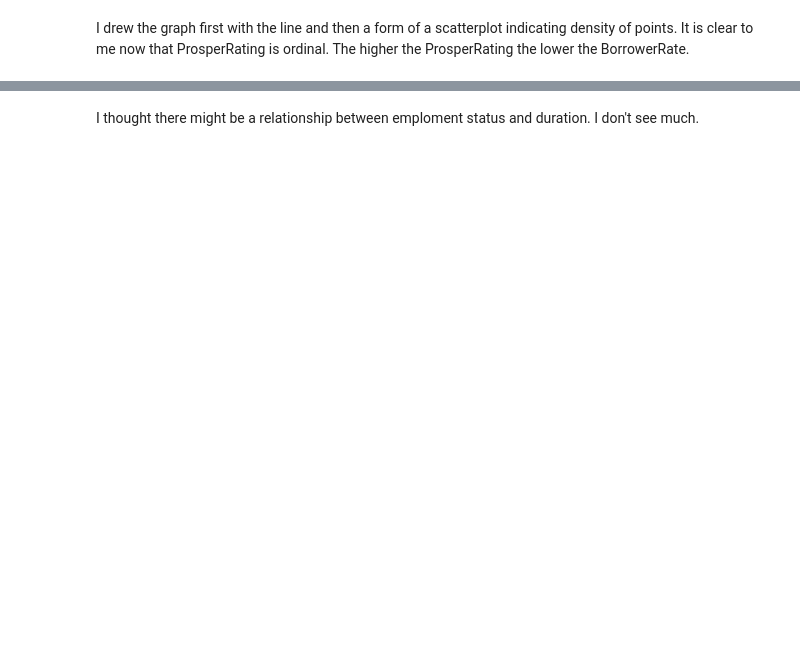
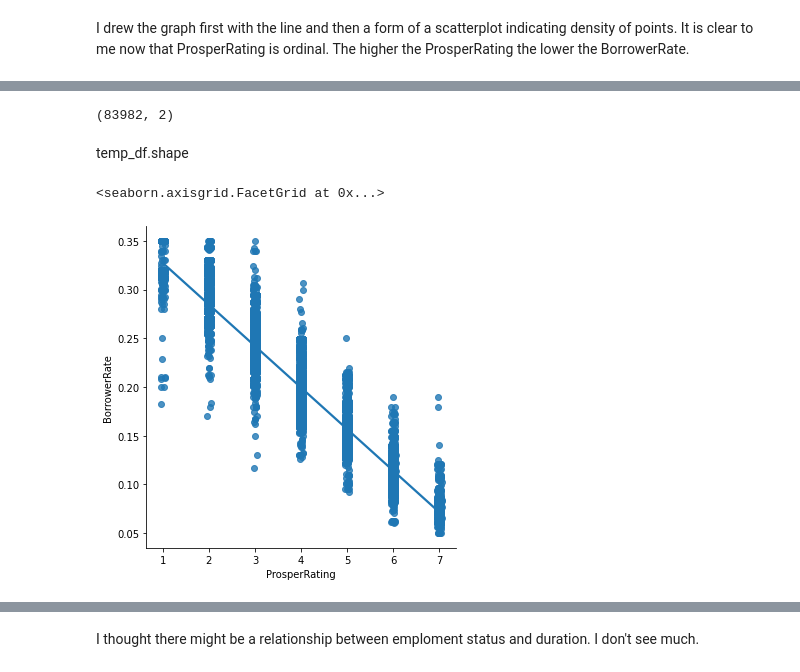
Before and after one commit to alf808/preposterous-octopus, a Jupyter notebook: exploratory_loan_data.ipynb, the cells around one changed output, grey strips where cells are left out. Cells and saved outputs as stored; diff of their text form; code cells hidden in the pictures; blank space fills up the shorter version.

```diff
--- a/exploratory_loan_data.ipynb
+++ b/exploratory_loan_data.ipynb
@@ -823,5 +837,14 @@ temp_df.isnull().sum()
+# %%
+temp_df.shape
+# %% [output]
+(83982, 2)
+# %% [markdown]
+temp_df.shape
 # %%
-sb.lmplot(data=temp_df.sample(1000), x='ProsperRating', y='BorrowerRate', x_jitter=.05)
+sb.lmplot(data=temp_df.sample(9000), x='ProsperRating', y='BorrowerRate', x_jitter=.05)
+# %% [output]
+<seaborn.axisgrid.FacetGrid at 0x...>
+[figure, added]
 # %%
 sb.catplot(data=df, x='EmploymentStatus', y='EmploymentStatusDuration', color=pleasant, alpha=0.1)
 plt.xticks(rotation=45, horizontalalignment='right')
```
Also changed, not shown: parts of 6 cells of this notebook.
